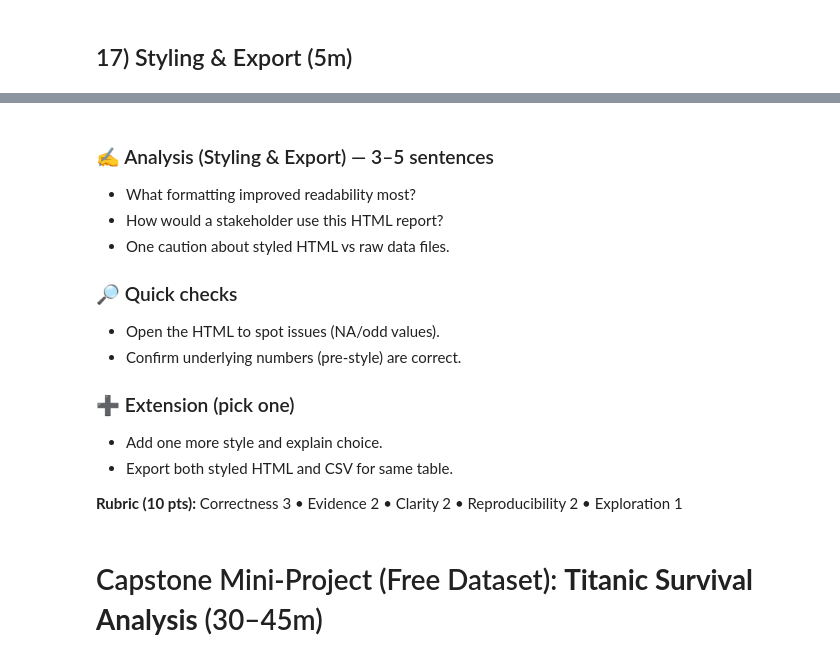
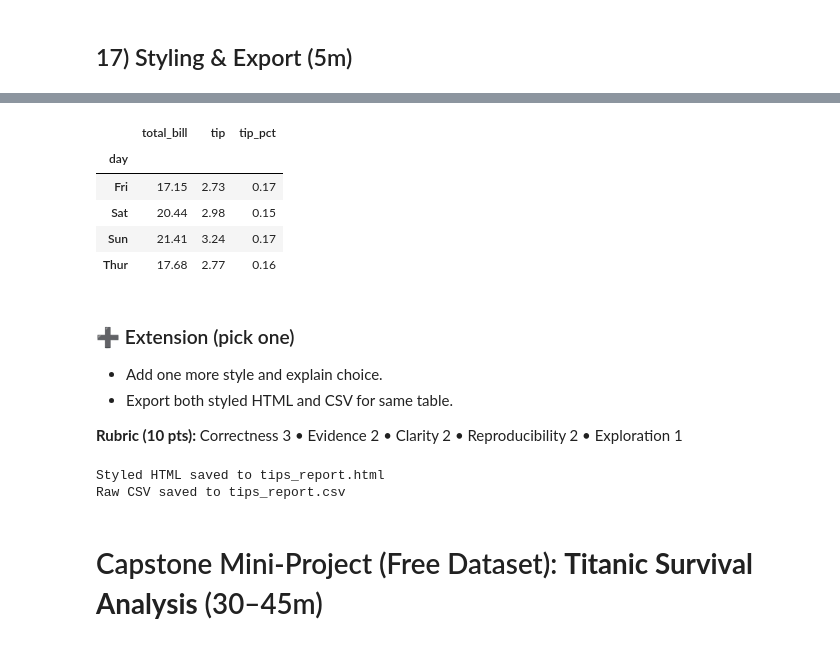
Before and after one commit to aadarshsenapati/machine-learning, a Jupyter notebook: pandas_colab_student.ipynb, the cells around one changed output, grey strips where cells are left out. Cells and saved outputs as stored; diff of their text form; code cells hidden in the pictures.

```diff
--- a/pandas_colab_student.ipynb
+++ b/pandas_colab_student.ipynb
@@ -1362,18 +1639,35 @@ open('tips_report.html','w',encoding='utf-8').write(html)
+# %%
+import webbrowser
+webbrowser.open('tips_report.html')
+tips.groupby('day')[['total_bill', 'tip', 'tip_pct']].mean().round(2)
+# %% [output]
+|  | total_bill | tip | tip_pct |
+| day |  |  |  |
+| Fri | 17.15 | 2.73 | 0.17 |
+| Sat | 20.44 | 2.98 | 0.15 |
+| Sun | 21.41 | 3.24 | 0.17 |
+| Thur | 17.68 | 2.77 | 0.16 |
 # %% [markdown]
-### ✍️ Analysis (Styling & Export) — 3–5 sentences
-- What formatting improved readability most?
-- How would a stakeholder use this HTML report?
-- One caution about styled HTML vs raw data files.
-
-### 🔎 Quick checks
-- Open the HTML to spot issues (NA/odd values).
-- Confirm underlying numbers (pre-style) are correct.
-
 ### ➕ Extension (pick one)
 - Add one more style and explain choice.
 - Export both styled HTML and CSV for same table.
 
 **Rubric (10 pts):** Correctness 3 • Evidence 2 • Clarity 2 • Reproducibility 2 • Exploration 1
+# %%
+sty = (tips.groupby('day')[['total_bill', 'tip', 'tip_pct']]
+       .mean()
+       .round(2)
+       .style.format({'tip_pct': '{:.2%}'})
+       .background_gradient(axis=None))
+html_file = 'tips_report.html'
+sty.to_html(html_file, encoding='utf-8')
+print(f'Styled HTML saved to {html_file}')
+csv_file = 'tips_report.csv'
+tips.groupby('day')[['total_bill', 'tip', 'tip_pct']].mean().round(2).to_csv(csv_file)
+print(f'Raw CSV saved to {csv_file}')
+# %% [output]
+Styled HTML saved to tips_report.html
+Raw CSV saved to tips_report.csv
 # %% [markdown]
 # Capstone Mini-Project (Free Dataset): **Titanic Survival Analysis** (30–45m)
 # %% [markdown]
```
Also changed, not shown: parts of 68 cells of this notebook.
